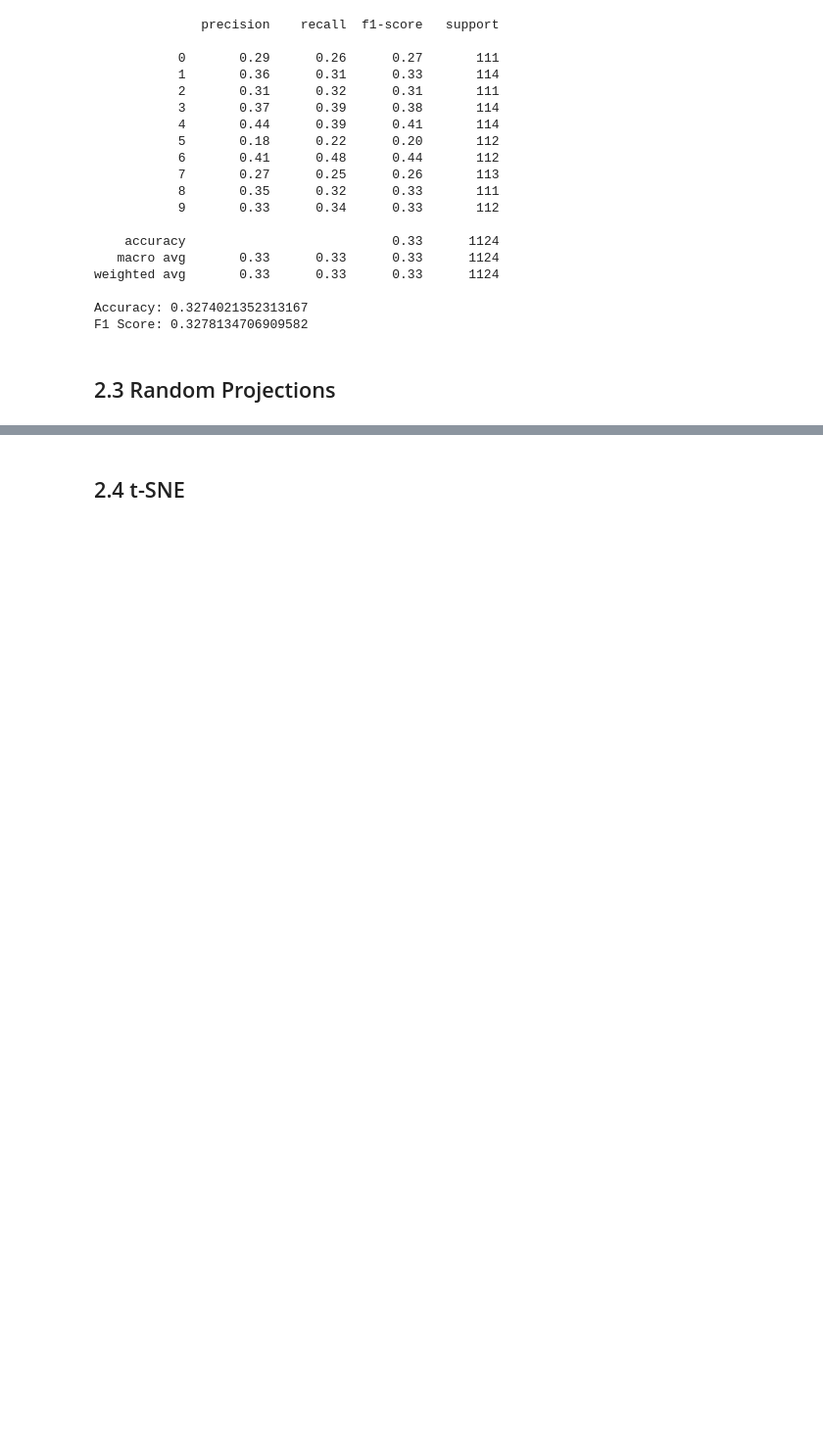
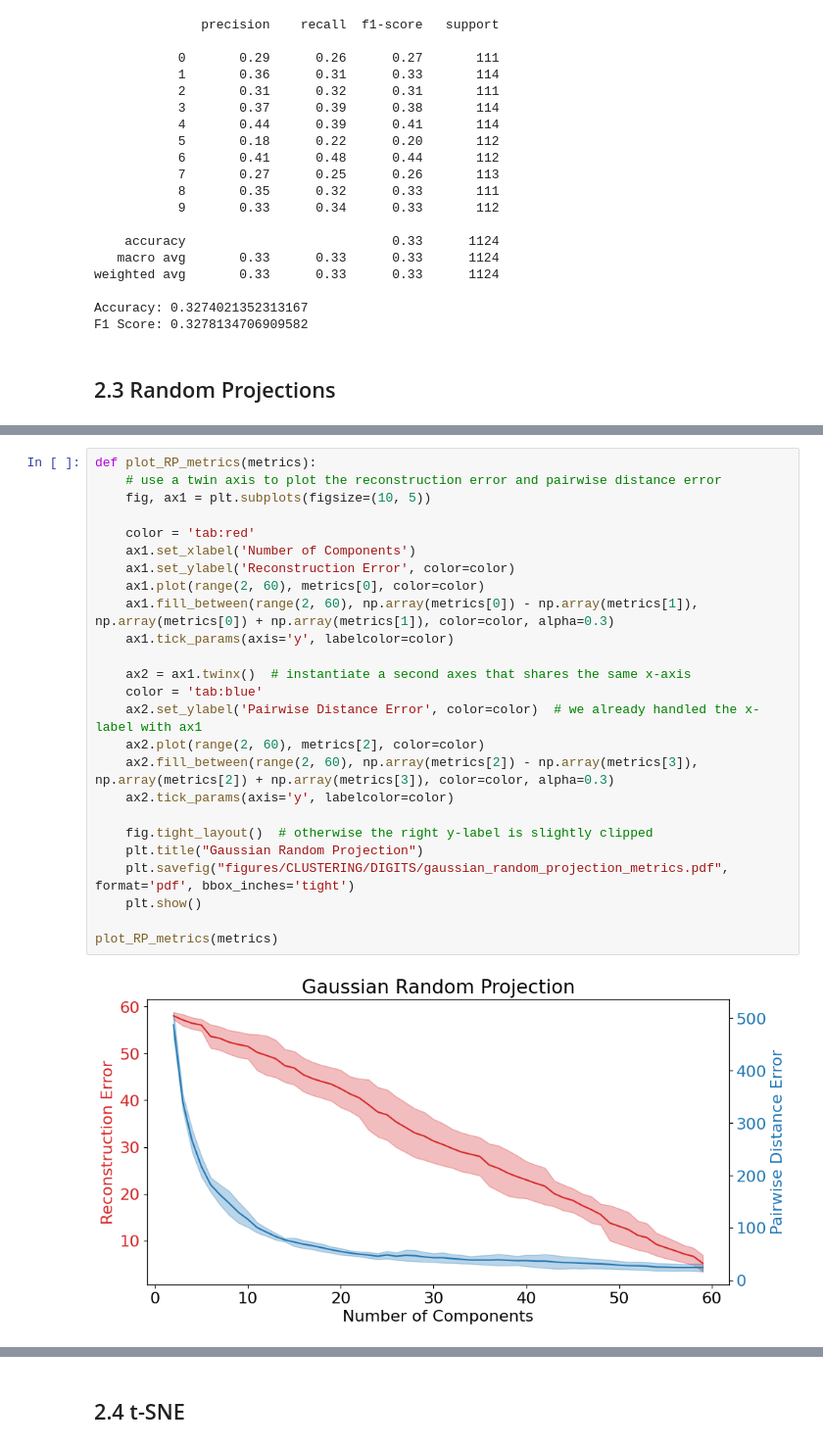
Before and after one commit to RomainFrog/CS7641-A3, a Jupyter notebook: digits_clustering.ipynb, the cells around one changed output, grey strips where cells are left out. Shown at 98% size. Saved outputs shown, nothing was run; the diff lists cells and outputs as text; blank space fills up the shorter version.

```diff
--- a/digits_clustering.ipynb
+++ b/digits_clustering.ipynb
@@ -437,3 +468,30 @@ F1 Score: 0.3278134706909582
+# %%
+def plot_RP_metrics(metrics):
+    # use a twin axis to plot the reconstruction error and pairwise distance error
+    fig, ax1 = plt.subplots(figsize=(10, 5))
+
+    color = 'tab:red'
+    ax1.set_xlabel('Number of Components')
+    ax1.set_ylabel('Reconstruction Error', color=color)
+    ax1.plot(range(2, 60), metrics[0], color=color)
+    ax1.fill_between(range(2, 60), np.array(metrics[0]) - np.array(metrics[1]), np.array(metrics[0]) + np.array(metrics[1]), color=color, alpha=0.3)
+    ax1.tick_params(axis='y', labelcolor=color)
+
+    ax2 = ax1.twinx()  # instantiate a second axes that shares the same x-axis
+    color = 'tab:blue'
+    ax2.set_ylabel('Pairwise Distance Error', color=color)  # we already handled the x-label with ax1
+    ax2.plot(range(2, 60), metrics[2], color=color)
+    ax2.fill_between(range(2, 60), np.array(metrics[2]) - np.array(metrics[3]), np.array(metrics[2]) + np.array(metrics[3]), color=color, alpha=0.3)
+    ax2.tick_params(axis='y', labelcolor=color)
+
+    fig.tight_layout()  # otherwise the right y-label is slightly clipped
+    plt.title("Gaussian Random Projection")
+    plt.savefig("figures/CLUSTERING/DIGITS/gaussian_random_projection_metrics.pdf", format='pdf', bbox_inches='tight')
+    plt.show()
+
+plot_RP_metrics(metrics)
+# %% [output]
+[figure, added]
 # %%
 import numpy as np
 import matplotlib.pyplot as plt
```
Also changed, not shown: parts of 9 cells of this notebook, 1 other file.
